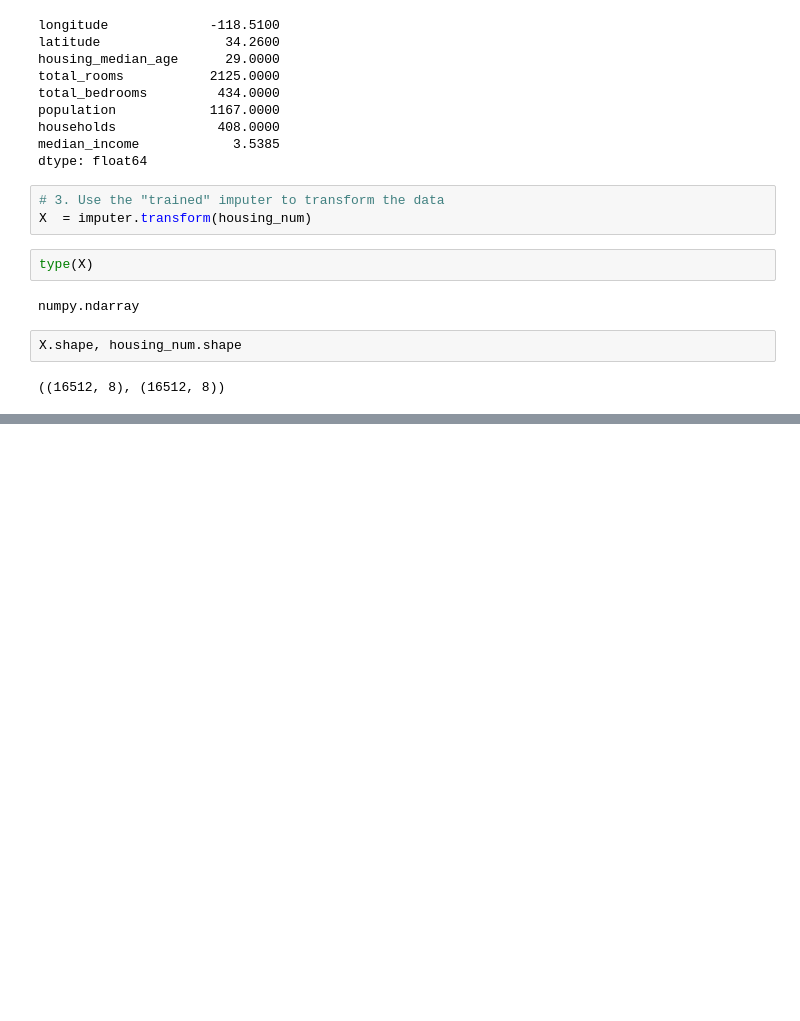
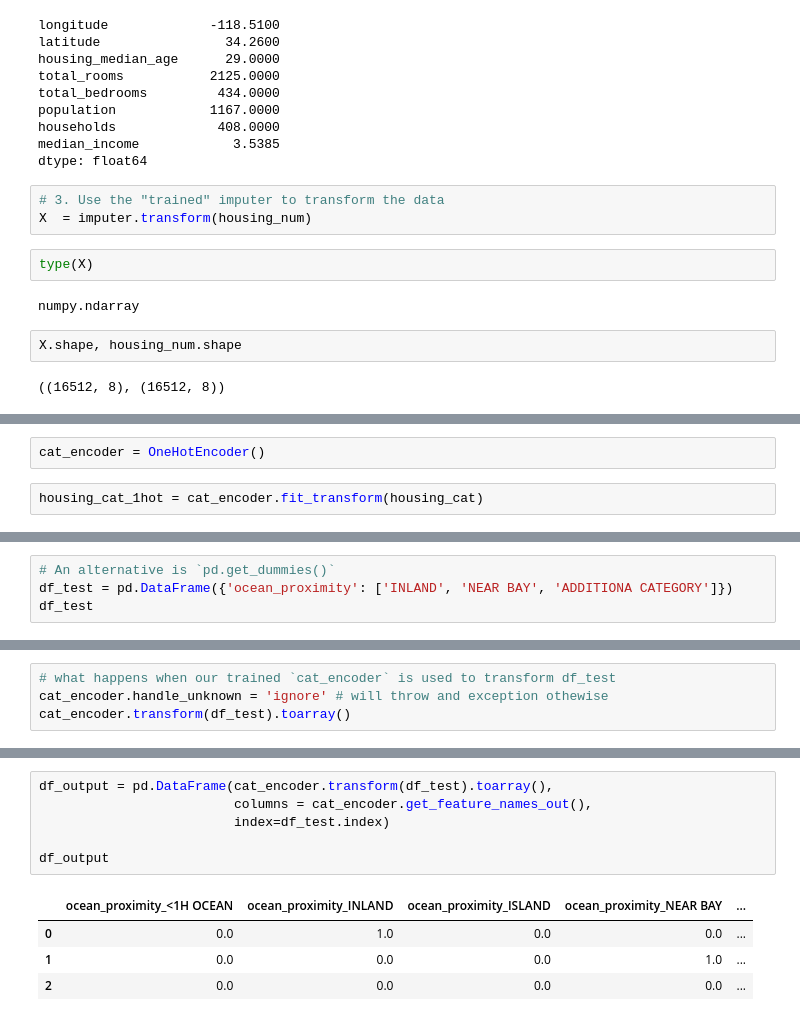
Before and after one commit to PaulToronto/Hands-on-Maching-Learning-Book, a Jupyter notebook: 2_End_to_End_Machine_Learning_Project.ipynb, the cells around one changed output, grey strips where cells are left out. Cells and saved outputs as stored; diff of their text form; blank space fills up the shorter version.

```diff
--- a/2_End_to_End_Machine_Learning_Project.ipynb
+++ b/2_End_to_End_Machine_Learning_Project.ipynb
@@ -685,0 +743,4 @@ X.shape, housing_num.shape
+# %%
+cat_encoder = OneHotEncoder()
+# %%
+housing_cat_1hot = cat_encoder.fit_transform(housing_cat)
@@ -685,0 +765,4 @@ X.shape, housing_num.shape
+# %%
+# An alternative is `pd.get_dummies()`
+df_test = pd.DataFrame({'ocean_proximity': ['INLAND', 'NEAR BAY', 'ADDITIONA CATEGORY']})
+df_test
@@ -685,0 +790,4 @@ X.shape, housing_num.shape
+# %%
+# what happens when our trained `cat_encoder` is used to transform df_test
+cat_encoder.handle_unknown = 'ignore' # will throw and exception othewise
+cat_encoder.transform(df_test).toarray()
@@ -685,0 +843,11 @@ X.shape, housing_num.shape
+# %%
+df_output = pd.DataFrame(cat_encoder.transform(df_test).toarray(),
+                         columns = cat_encoder.get_feature_names_out(),
+                         index=df_test.index)
+
+df_output
+# %% [output]
+|  | ocean_proximity_<1H OCEAN | ocean_proximity_INLAND | ocean_proximity_ISLAND | ocean_proximity_NEAR BAY | ... |
+| 0 | 0.0 | 1.0 | 0.0 | 0.0 | ... |
+| 1 | 0.0 | 0.0 | 0.0 | 1.0 | ... |
+| 2 | 0.0 | 0.0 | 0.0 | 0.0 | ... |
```
Also changed, not shown: parts of 27 cells of this notebook.
